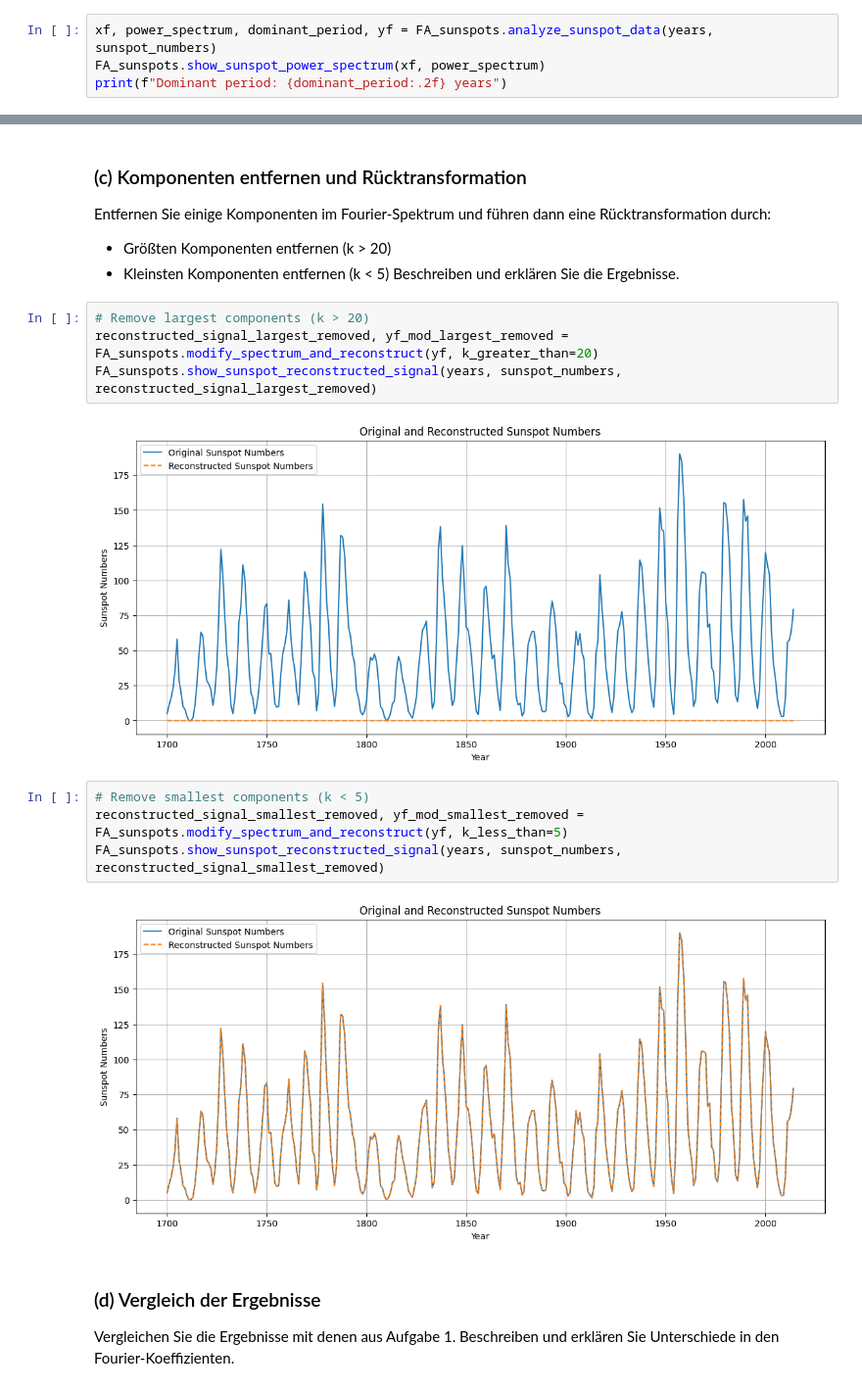
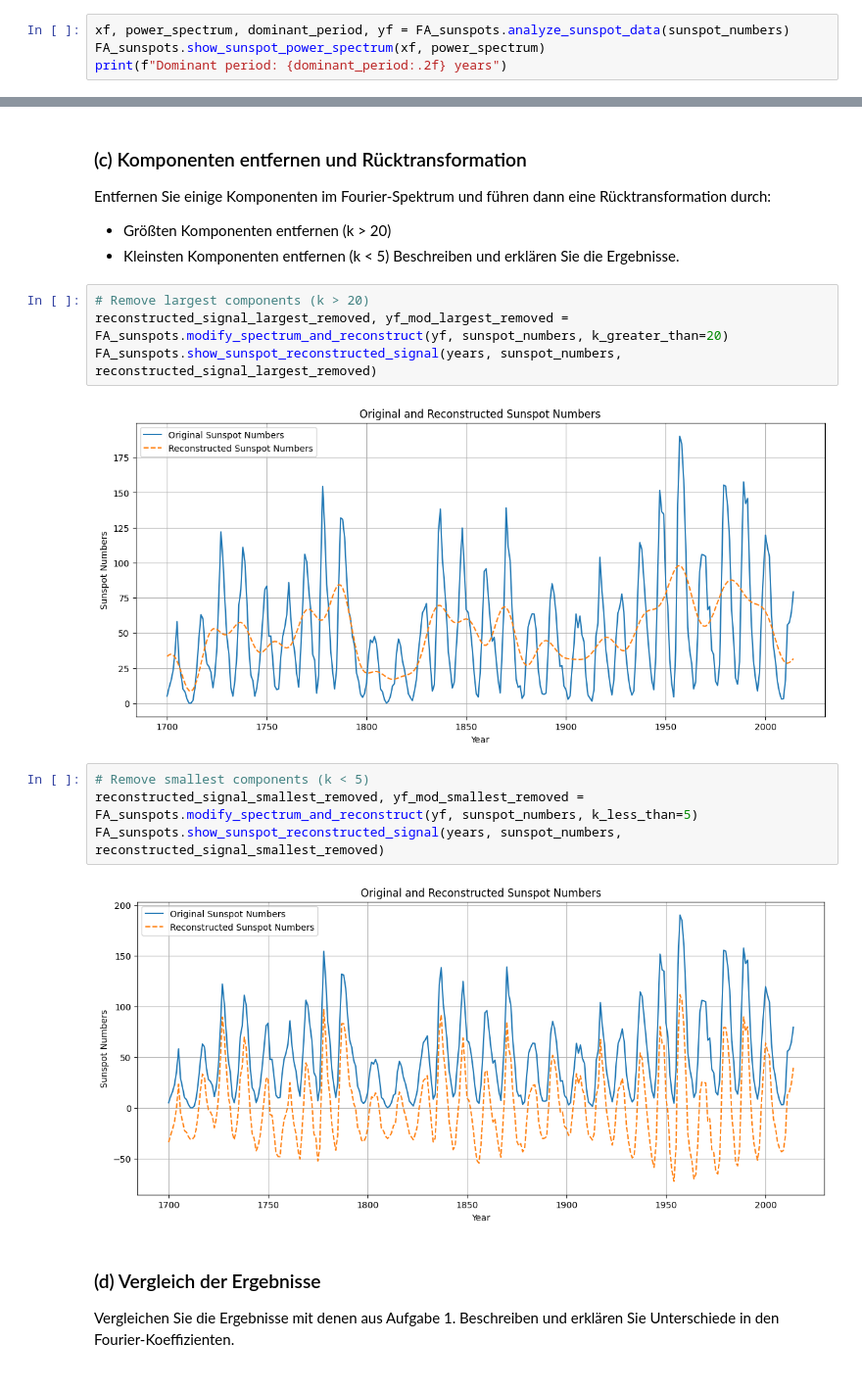
Before and after one commit to infamousperi/FourierTransformation, a Jupyter notebook: MC2.ipynb, the cells around one changed output, grey strips where cells are left out. Shown at 98% size. Drawn from its saved outputs; the diff is of its cells as text.

```diff
--- a/MC2.ipynb
+++ b/MC2.ipynb
@@ -140,7 +140,7 @@ from FA import Fourier_Approximation_sunspots as FA_sunspots
 file_path = 'Data/sunspots.txt'
 years, sunspot_numbers = FA_sunspots.load_sunspot_data(file_path)
 # %%
-xf, power_spectrum, dominant_period, yf = FA_sunspots.analyze_sunspot_data(years, sunspot_numbers)
+xf, power_spectrum, dominant_period, yf = FA_sunspots.analyze_sunspot_data(sunspot_numbers)
 FA_sunspots.show_sunspot_power_spectrum(xf, power_spectrum)
 print(f"Dominant period: {dominant_period:.2f} years")
 # %% [output]
@@ -167,16 +167,16 @@ Entfernen Sie einige Komponenten im Fourier-Spektrum und führen dann eine Rück
 Beschreiben und erklären Sie die Ergebnisse.
 # %%
 # Remove largest components (k > 20)
-reconstructed_signal_largest_removed, yf_mod_largest_removed = FA_sunspots.modify_spectrum_and_reconstruct(yf, k_greater_than=20)
+reconstructed_signal_largest_removed, yf_mod_largest_removed = FA_sunspots.modify_spectrum_and_reconstruct(yf, sunspot_numbers, k_greater_than=20)
 FA_sunspots.show_sunspot_reconstructed_signal(years, sunspot_numbers, reconstructed_signal_largest_removed)
 # %% [output]
-[figure, old version]
+[figure, new version]
 # %%
 # Remove smallest components (k < 5)
-reconstructed_signal_smallest_removed, yf_mod_smallest_removed = FA_sunspots.modify_spectrum_and_reconstruct(yf, k_less_than=5)
+reconstructed_signal_smallest_removed, yf_mod_smallest_removed = FA_sunspots.modify_spectrum_and_reconstruct(yf, sunspot_numbers, k_less_than=5)
 FA_sunspots.show_sunspot_reconstructed_signal(years, sunspot_numbers, reconstructed_signal_smallest_removed)
 # %% [output]
-[figure, old version]
+[figure, new version]
 # %% [markdown]
 ### (d) Vergleich der Ergebnisse
 Vergleichen Sie die Ergebnisse mit denen aus Aufgabe 1. Beschreiben und erklären Sie Unterschiede in den Fourier-Koeffizienten.
```
Also changed, not shown: parts of 2 cells of this notebook, 2 other files.
